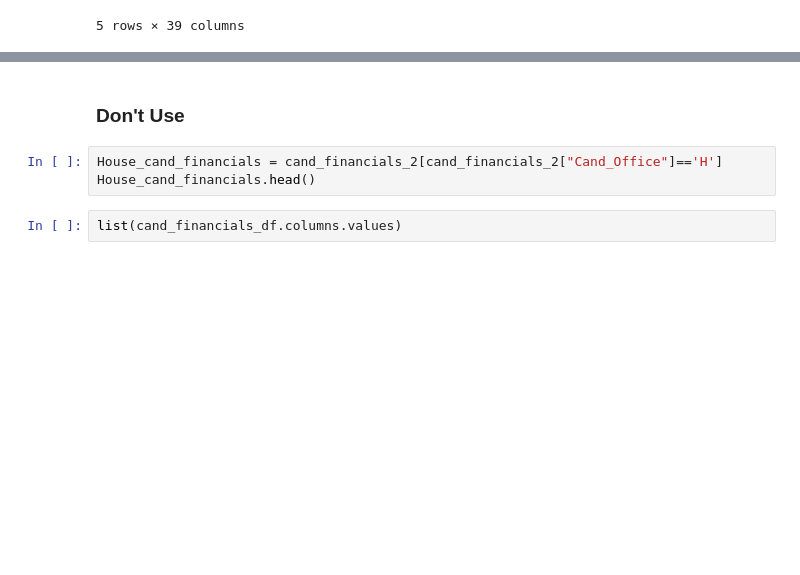
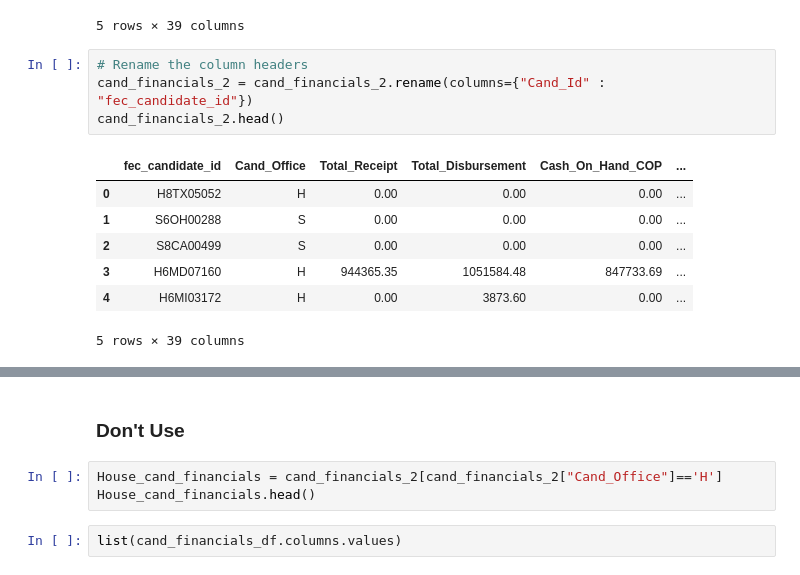
Before and after one commit to mosal2000/Election-ETL, a Jupyter notebook: Midterm Elections 2018.ipynb, the cells around one changed output, grey strips where cells are left out. Drawn from its saved outputs; the diff is of its cells as text; blank space fills up the shorter version.

```diff
--- a/Midterm Elections 2018.ipynb
+++ b/Midterm Elections 2018.ipynb
@@ -120,3 +120,15 @@ cand_financials_2.head()
 | 3 | H6MD07160 | H | 944365.35 | 1051584.48 | 847733.69 | 0.0 | ... |
 | 4 | H6MI03172 | H | 0.00 | 3873.60 | 0.00 | 0.0 | ... |
 5 rows × 39 columns
+# %%
+# Rename the column headers
+cand_financials_2 = cand_financials_2.rename(columns={"Cand_Id" : "fec_candidate_id"})
+cand_financials_2.head()
+# %% [output]
+|  | fec_candidate_id | Cand_Office | Total_Receipt | Total_Disbursement | Cash_On_Hand_COP | ... |
+| 0 | H8TX05052 | H | 0.00 | 0.00 | 0.00 | ... |
+| 1 | S6OH00288 | S | 0.00 | 0.00 | 0.00 | ... |
+| 2 | S8CA00499 | S | 0.00 | 0.00 | 0.00 | ... |
+| 3 | H6MD07160 | H | 944365.35 | 1051584.48 | 847733.69 | ... |
+| 4 | H6MI03172 | H | 0.00 | 3873.60 | 0.00 | ... |
+5 rows × 39 columns
```
Also changed, not shown: parts of 7 cells of this notebook, 1 other file.
